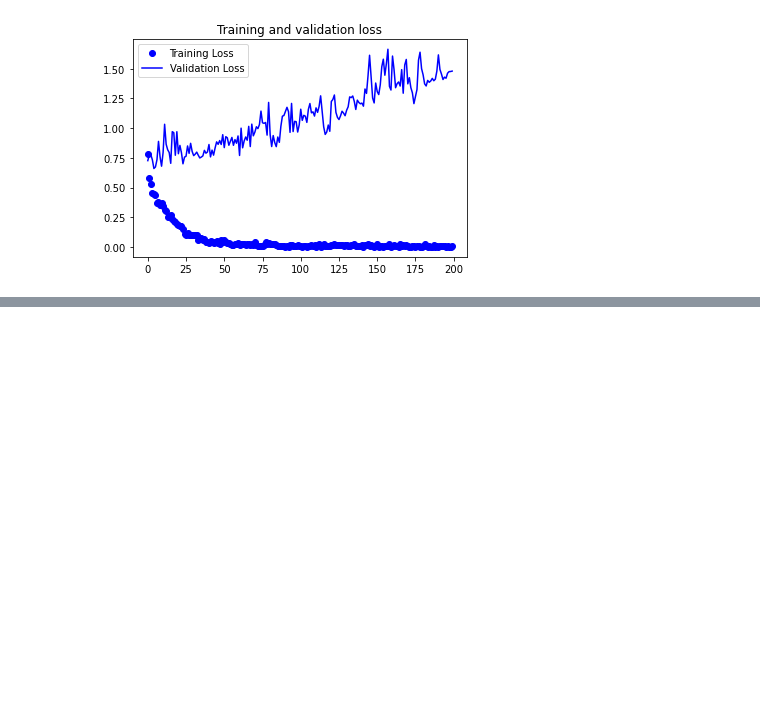
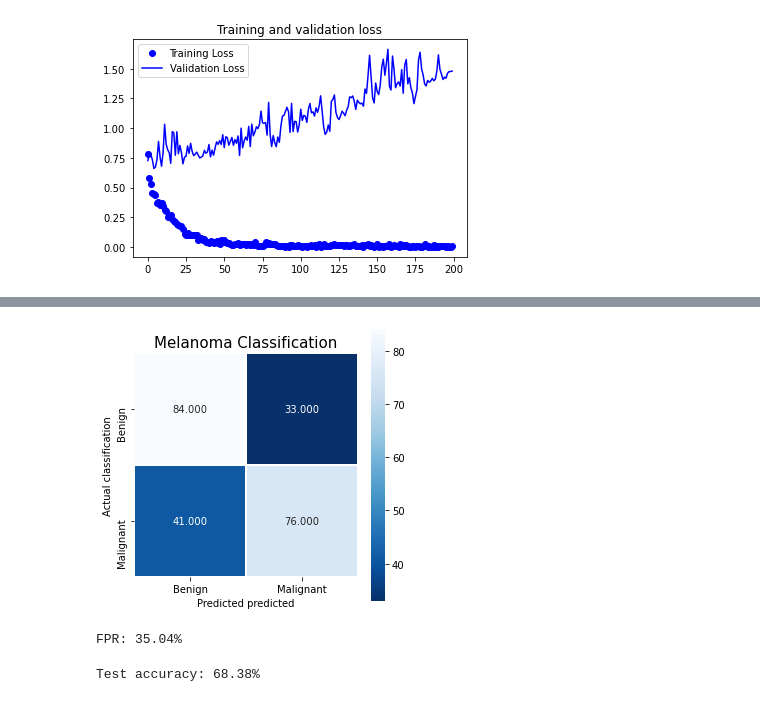
Before and after one commit to LGXprod/melanoma-cnn, a Jupyter notebook: Model-Experiment-2.ipynb, the cells around one changed output, grey strips where cells are left out. Drawn from its saved outputs; the diff is of its cells as text; code cells hidden in the pictures; blank space fills up the shorter version.

Commit message:
Trained model with dropout layer and did testing on each model

```diff
--- a/AT3-C-Model.ipynb
+++ b/Model-Experiment-2.ipynb
@@ -289,0 +163,8 @@ model_e3.compile(
+# %%
+test_generator = test_datagen.flow_from_directory(
+    "./test",
+    target_size=(224, 224),
+    batch_size=batch_size,
+    class_mode=None,
+    shuffle=False
+)
@@ -289,0 +177,2 @@ model_e3.compile(
+# %%
+probabilities = max_acc_model.predict(test_generator)
@@ -289,0 +181,8 @@ model_e3.compile(
+# %%
+# first 117 elements are benign (malignant = 0 = false)
+# first 117 elements are malignant (malignant = 1 = true)
+y_true = np.array([0] * 117 + [1] * 117)
+y_pred = probabilities > 0.5
+print(y_pred)
+
+confusionMatrix = confusion_matrix(y_true, y_pred)
@@ -289,0 +207,30 @@ model_e3.compile(
+# %%
+def visualiseConfusionMatrix(confusionMatrix, title):
+    plt.figure(figsize=(5, 5))
+    sns.heatmap(
+        confusionMatrix,
+        annot=True,
+        fmt=".3f",
+        linewidths=.75,
+        square = True,
+        cmap = "Blues_r",
+        xticklabels=["Benign", "Malignant"],
+        yticklabels=["Benign", "Malignant"]
+    )
+    plt.ylabel("Actual classification")
+    plt.xlabel("Predicted predicted")
+    plt.title(title, size = 15)
+# %%
+visualiseConfusionMatrix(confusionMatrix, "Melanoma Classification")
+# %% [output]
+[figure, added]
+# %%
+fpr = confusionMatrix[1][0] / (confusionMatrix[1][0] + confusionMatrix[1][1])
+print(f"FPR: {round(fpr*100, 2)}%")
+# %% [output]
+FPR: 35.04%
+# %%
+test_accuracy = (confusionMatrix[0][0] + confusionMatrix[1][1]) / (confusionMatrix[0][0] + confusionMatrix[0][1] + confusionMatrix[1][0] + confusionMatrix[1][1])
+print(f"Test accuracy: {round(test_accuracy*100, 2)}%")
+# %% [output]
+Test accuracy: 68.38%
```
Also changed, not shown: parts of 28 cells of this notebook, 3 other files.
